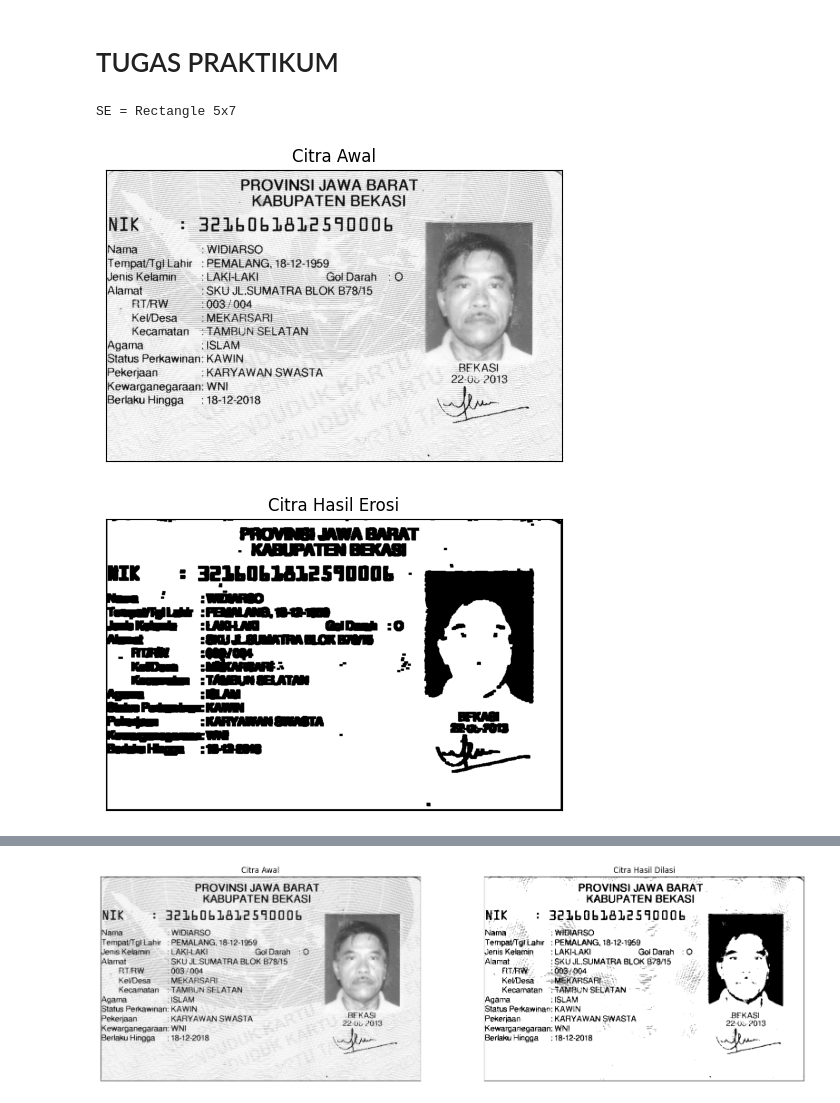
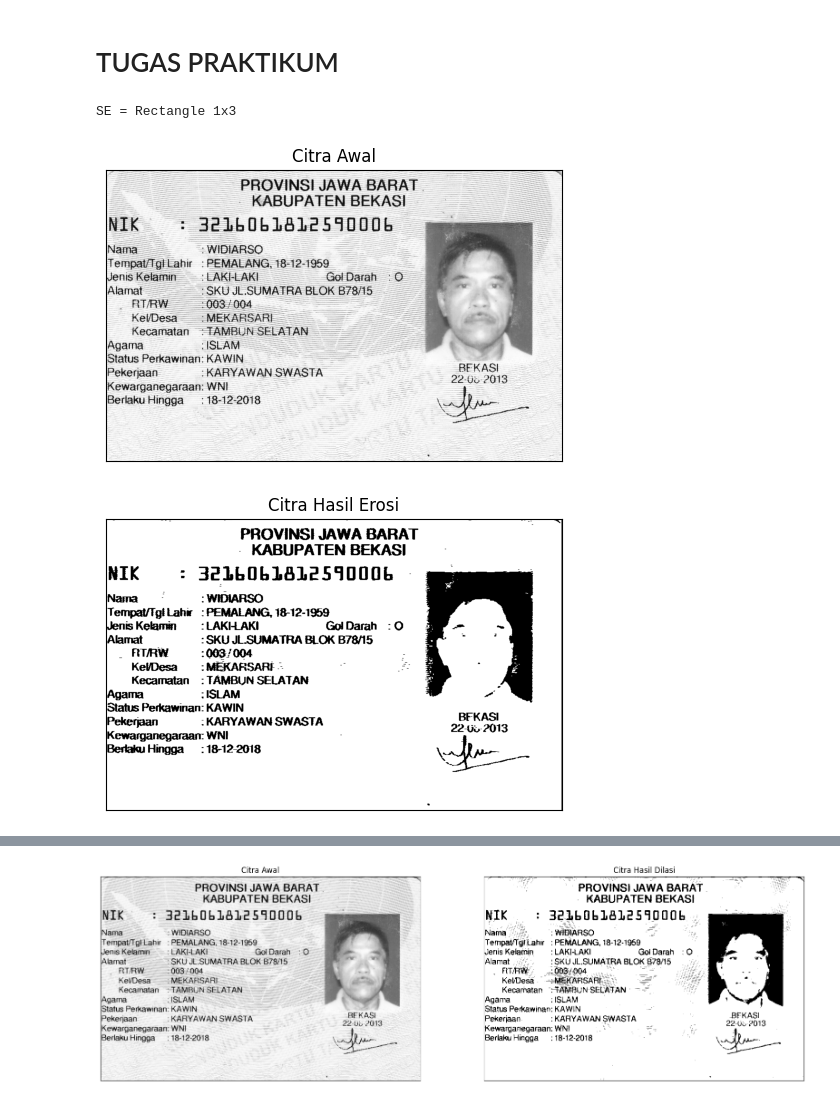
Before and after one commit to AzisilhamK463/PCVK_2023, a Jupyter notebook: week8.ipynb, the cells around one changed output, grey strips where cells are left out. Drawn from its saved outputs; the diff is of its cells as text; code cells hidden in the pictures.

```diff
--- a/week8.ipynb
+++ b/week8.ipynb
@@ -523,36 +523,36 @@ plt.show()
 #Erosi Cross SE
 def erosi_citra(F,p,l):
   #size image
   m,n= F.shape
 
   #Generate structure element erosi (SE)
   SE = cv2.getStructuringElement(cv2.MORPH_RECT,(p,l))
   constant1= (l-1)//2
   constant2= (p-1)//2
   # print(SE)
   imgE= np.zeros((m,n), dtype=np.uint8)
   #Proses Erosi
   for i in range(constant1, m-constant1):
     for j in range(constant2,n-constant2):
       temp= F[i-constant1:i+constant1+1, j-constant2:j+constant2+1]
       product= temp*SE
       imgE[i,j]= np.min(product)
   return imgE
 
-print('SE = Rectangle 5x7')
+print('SE = Rectangle 1x3')
 img_e= cv2.imread('/content/drive/MyDrive/dataset/ktp6.png',0) #
 ret1, thresh1 = cv2.threshold(img_e, 127, 225, cv2.THRESH_BINARY)
-p=7
-l=5
+p=3
+l=1
 imgE = erosi_citra(thresh1,p,l)
 
 plt.figure(figsize=(20,16)),plt.subplot(131),plt.imshow(img_e,cmap = 'gray')
 plt.title('Citra Awal'), plt.xticks([]), plt.yticks([])
 plt.figure(figsize=(20,16)),plt.subplot(132),plt.imshow(imgE,cmap = 'gray')
 plt.title('Citra Hasil Erosi'), plt.xticks([]), plt.yticks([])
 plt.show()
 # %% [output]
-SE = Rectangle 5x7
+SE = Rectangle 1x3
 [figure]
-[figure, old version]
+[figure, new version]
 # %%
```
Also changed, not shown: parts of 1 cell of this notebook.
